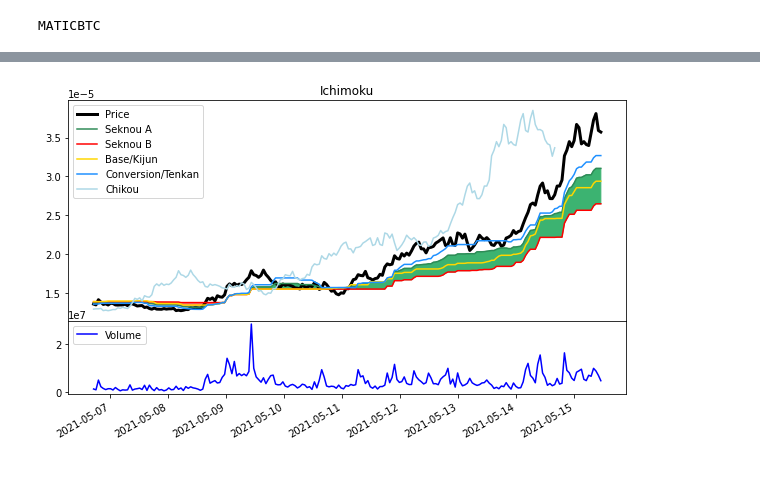
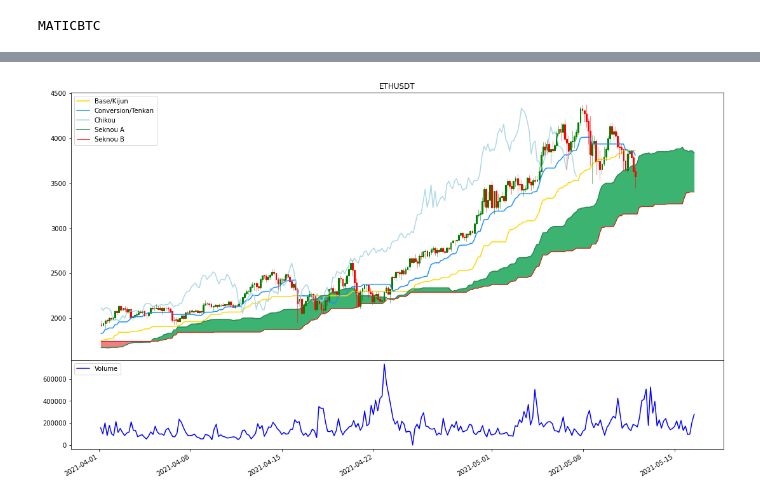
Before and after one commit to Empyr3an/Artha, a Jupyter notebook: notebooks/findata.ipynb, the cells around one changed output, grey strips where cells are left out. Cells and saved outputs as stored; diff of their text form; code cells hidden in the pictures; blank space fills up the shorter version.

Commit message:
more graphing edits

```diff
--- a/notebooks/findata.ipynb
+++ b/notebooks/findata.ipynb
@@ -74,8 +80,12 @@ with open("../tests/test_data/trading_data.py", "w+") as w:
     w.write("("+str(list(df["Volume"].iloc[253:259])) + ", "+str([3]) + ", "+str(2)+"),\n")
     w.write("]")
 # %%
-import ta
-ind_ichi = ta.trend.IchimokuIndicator(df["High"], df["Low"], df["Close"])
+ticker = "ETHUSDT"
+klines = get_klines(ticker, "4h", "03/01/2021 00:00:00")
+df = get_klines_df(klines)
+ind_ichi = ta.trend.IchimokuIndicator(df["High"],
+                                          df["Low"],
+                                          df["Close"])
 df["tenkan_sen"] = ind_ichi.ichimoku_conversion_line()
 df["kijun_sen"] = ind_ichi.ichimoku_base_line()
 df["senkou_span_a"] = ind_ichi.ichimoku_a()
@@ -84,23 +134,37 @@ df["chikou_span"] = ind_ichi.ichimoku_chikou()
 # %%
-plt.rcParams['figure.figsize'] = [10,6]
-x = np.arange(1600, 1810)
-data = df.iloc[x]
-# plt.xticks(x, data.index.values)
+%%time
+plt.rcParams['figure.figsize'] = [15,10]
+window = 30
+
+# x = np.arange(1600, 1760)
+x = np.arange(0, 180)
+# x = np.append(np.arange(180,len(df)-1), np.arange(len(df)-1, len(df)-1+window))
+
+data = df.loc["2021-04-01 00:00:00":]
+# data = df
+
+
 fig, axs = plt.subplots(2, gridspec_kw={'height_ratios': [3, 1], 'hspace':0})
+fig.tight_layout()
 plt.gcf().autofmt_xdate()
-axs[0].set_title('Ichimoku')
-axs[0].plot(data.index, data.Close, label="Price", color = "black", linewidth=3)
+axs[0].set_title(ticker)
+
+axs[0].plot(data.index, data.kijun_sen, label='Base/Kijun', color = "gold")
+axs[0].plot(data.index, data.tenkan_sen, label='Conversion/Tenkan', color ="dodgerblue")
+axs[0].plot(data.index, data.Close.shift(-window), label='Chikou', color ="lightblue")
+
 axs[0].plot(data.index, data.senkou_span_a, label='Seknou A', color = "seagreen")
-axs[0].plot(data.index, data.senkou_span_b, label='Seknou B', color = "red")
+axs[0].plot(data.index, data.senkou_span_b, label='Seknou B', color = "red", linewidth=1)
 axs[0].fill_between(data.index, data.senkou_span_a, data.senkou_span_b, where = (data.senkou_span_a > data.senkou_span_b), color = "mediumseagreen")
 axs[0].fill_between(data.index, data.senkou_span_a, data.senkou_span_b, where = (data.senkou_span_a < data.senkou_span_b), color = "lightcoral")
-axs[0].plot(data.index, data.kijun_sen, label='Base/Kijun', color = "gold")
-axs[0].plot(data.index, data.tenkan_sen, label='Conversion/Tenkan', color ="dodgerblue")
-axs[0].plot(data.index, data.chikou_span, label='Chikou', color ="lightblue")
-axs[0].legend()
+
+quotes = [(dates.date2num(x[0]), x[2], x[3], x[4], x[5]) for x in data.itertuples()]
+candlestick_ohlc(axs[0], quotes, width=.1, colorup='g', colordown='r');
+
+axs[0].legend(loc="upper left")
 
 axs[1].plot(data.index, data.Volume, label='Volume', color ="blue")
 axs[1].legend(loc="upper left")
 plt.show()
 # %% [output]
-[figure, old version]
+[figure, new version]
```
Also changed, not shown: parts of 9 cells of this notebook, 2 other files.
